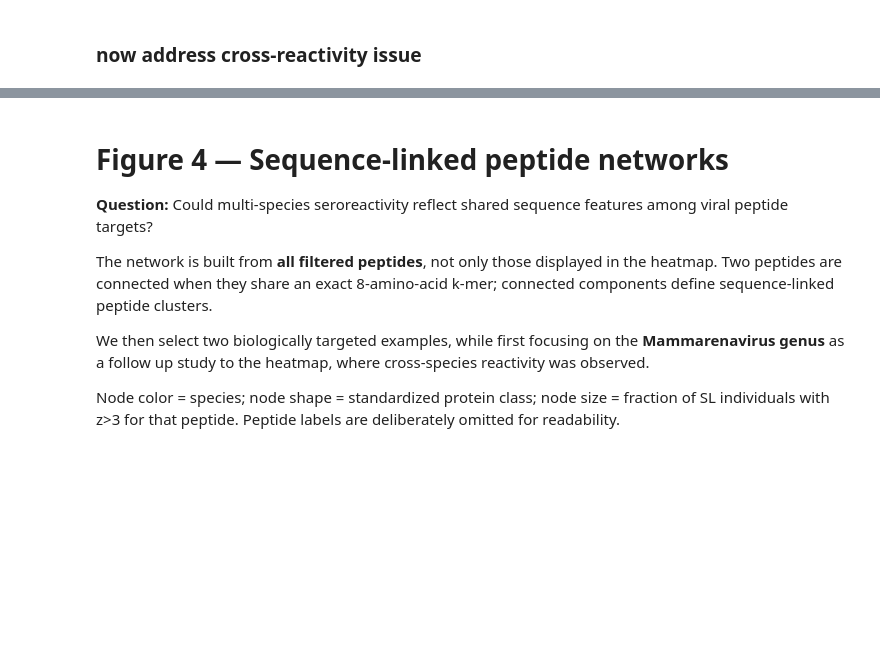
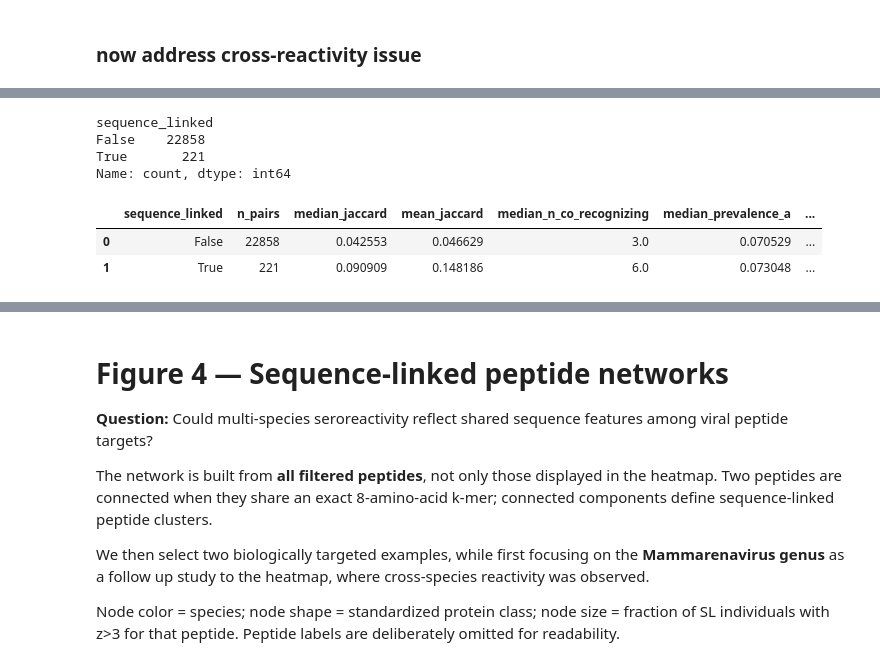
Before and after one commit to sporak577/lasv_phipseq_2026, a Jupyter notebook: Lassa_seroreactivity_paper_figures_clean_090726.ipynb, the cells around one changed output, grey strips where cells are left out. Cells and saved outputs as stored; diff of their text form; code cells hidden in the pictures; blank space fills up the shorter version.

```diff
--- a/Lassa_seroreactivity_paper_figures_clean_090726.ipynb
+++ b/Lassa_seroreactivity_paper_figures_clean_090726.ipynb
@@ -1343,0 +1500,7 @@ plt.show()
+# %%
+mamma_cross_species_pairs['sequence_linked'].value_counts()
+# %% [output]
+sequence_linked
+False    22858
+True       221
+Name: count, dtype: int64
@@ -1343,0 +1521,48 @@ plt.show()
+# %%
+sequence_summary = (
+    mamma_cross_species_pairs
+    .groupby(
+        'sequence_linked'
+    )
+    .agg(
+        n_pairs=(
+            'jaccard',
+            'size'
+        ),
+
+        median_jaccard=(
+            'jaccard',
+            'median'
+        ),
+
+        mean_jaccard=(
+            'jaccard',
+            'mean'
+        ),
+
+        median_n_co_recognizing=(
+            'n_co_recognizing',
+            'median'
+        ),
+
+        median_prevalence_a=(
+            'prevalence_a',
+            'median'
+        ),
+
+        median_prevalence_b=(
+            'prevalence_b',
+            'median'
+        )
+    )
+    .reset_index()
+)
+
+
+display(
+    sequence_summary
+)
+# %% [output]
+|  | sequence_linked | n_pairs | median_jaccard | mean_jaccard | median_n_co_recognizing | median_prevalence_a | ... |
+| 0 | False | 22858 | 0.042553 | 0.046629 | 3.0 | 0.070529 | ... |
+| 1 | True | 221 | 0.090909 | 0.148186 | 6.0 | 0.073048 | ... |
```
Also changed, not shown: parts of 23 cells of this notebook.
